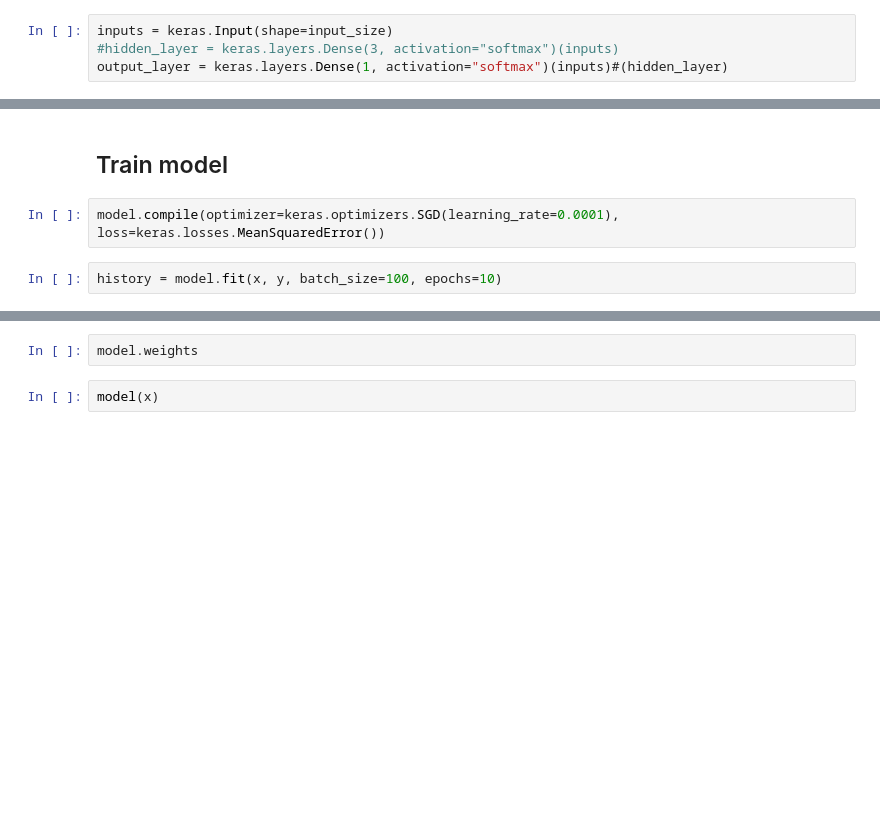
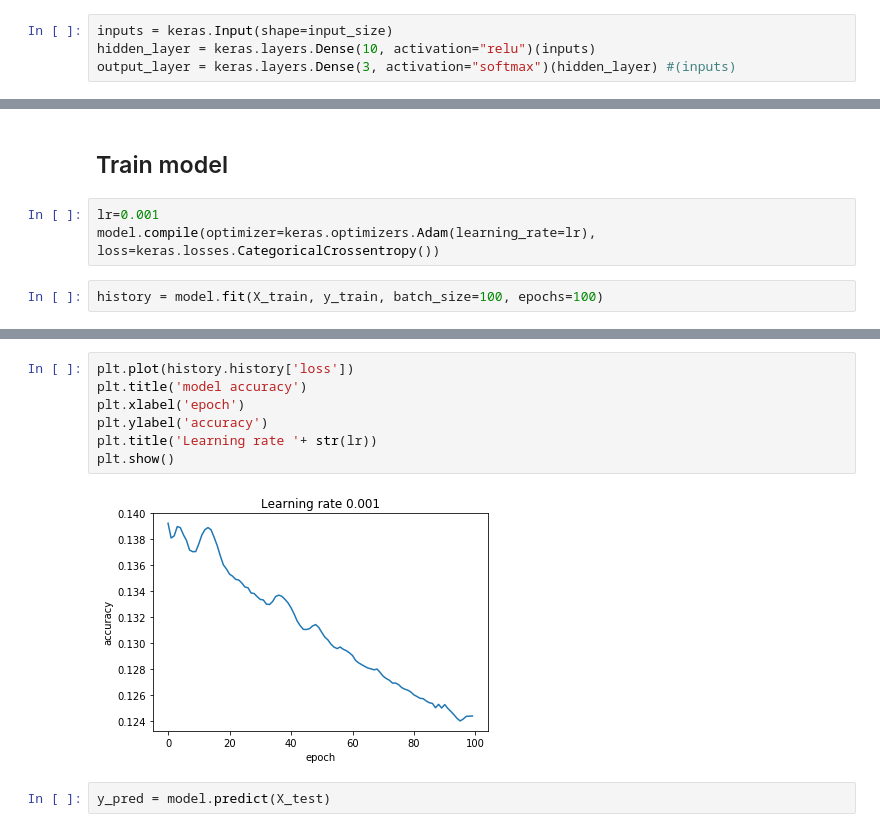
Before and after one commit to esciencecenter-digital-skills/deep-learning-material, a Jupyter notebook: notebooks/1.NeuralNetwork-Keras.ipynb, the cells around one changed output, grey strips where cells are left out. Cells and saved outputs as stored; diff of their text form; blank space fills up the shorter version.

Commit message:
updated keras example

```diff
--- a/notebooks/1.NeuralNetwork-Keras.ipynb
+++ b/notebooks/1.NeuralNetwork-Keras.ipynb
@@ -33,8 +68,8 @@ print('Input size: {}, nr_classes:{}'.format(input_size, nr_classes))
 ## Define Model
 # %%
 inputs = keras.Input(shape=input_size)
-#hidden_layer = keras.layers.Dense(3, activation="softmax")(inputs)
-output_layer = keras.layers.Dense(1, activation="softmax")(inputs)#(hidden_layer)
+hidden_layer = keras.layers.Dense(10, activation="relu")(inputs)
+output_layer = keras.layers.Dense(3, activation="softmax")(hidden_layer) #(inputs)
 # %%
 model = keras.Model(inputs=inputs, outputs=output_layer)
 # %%
@@ -42,6 +92,7 @@ model.summary()
 # %% [markdown]
 ## Train model
 # %%
-model.compile(optimizer=keras.optimizers.SGD(learning_rate=0.0001), loss=keras.losses.MeanSquaredError())
+lr=0.001
+model.compile(optimizer=keras.optimizers.Adam(learning_rate=lr), loss=keras.losses.CategoricalCrossentropy())
 # %%
-history = model.fit(x, y, batch_size=100, epochs=10)
+history = model.fit(X_train, y_train, batch_size=100, epochs=100)
@@ -48,4 +117,11 @@ history = model.fit(x, y, batch_size=100, epochs=10)
-# %%
-model.weights
-# %%
-model(x)
+# %%
+plt.plot(history.history['loss'])
+plt.title('model accuracy')
+plt.xlabel('epoch')
+plt.ylabel('accuracy')
+plt.title('Learning rate '+ str(lr))
+plt.show()
+# %% [output]
+[figure, added]
+# %%
+y_pred = model.predict(X_test)
```
Also changed, not shown: parts of 13 cells of this notebook.
